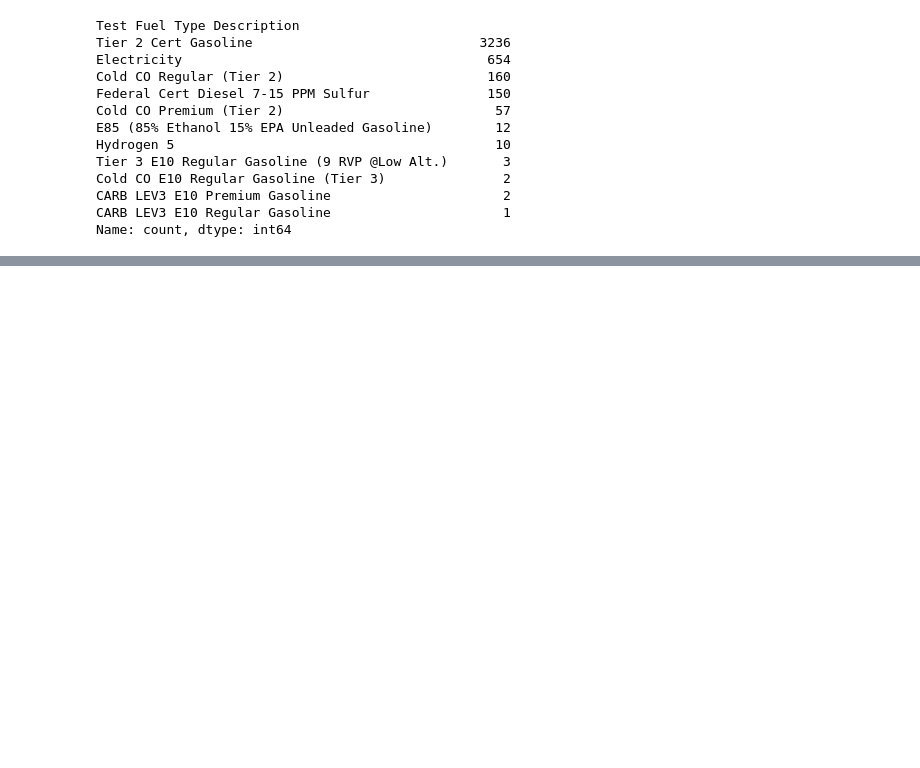
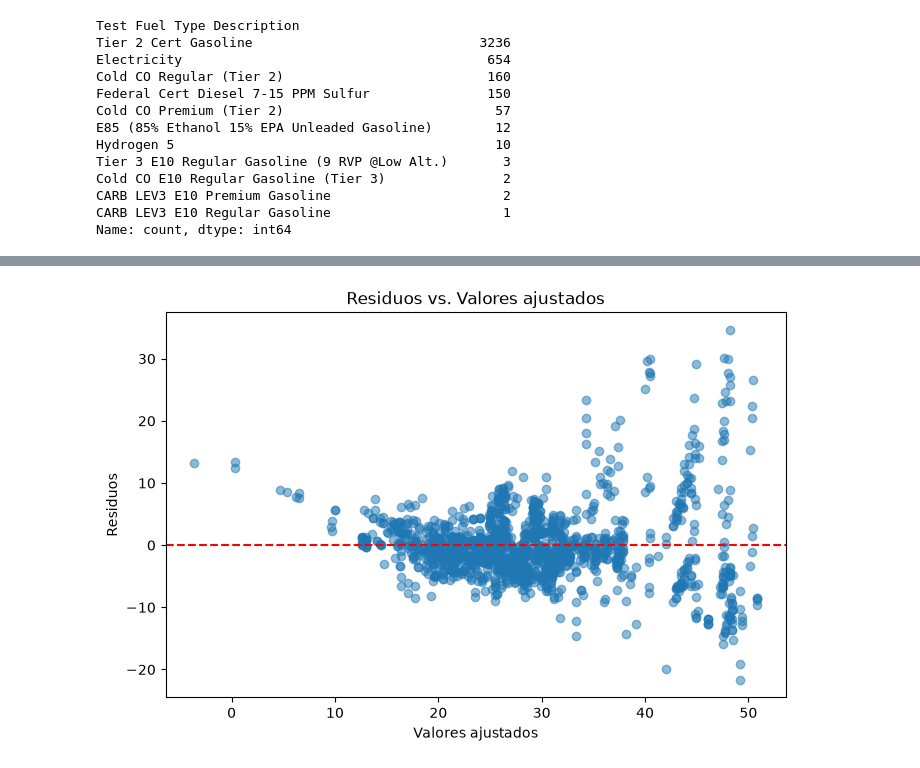
Before and after one commit to abiordorica13/TPEFUNDAMENTOS, a Jupyter notebook: Untitled-1.ipynb, the cells around one changed output, grey strips where cells are left out. Cells and saved outputs as stored; diff of their text form; code cells hidden in the pictures; blank space fills up the shorter version.

```diff
--- a/Untitled-1.ipynb
+++ b/Untitled-1.ipynb
@@ -1836,0 +2006,15 @@ plt.show()
+# %%
+# residuos vs. valores ajustados
+
+plt.figure(figsize=(8, 5))
+
+plt.scatter(modelo.fittedvalues, modelo.resid, alpha=0.5)
+plt.axhline(y=0, color="red", linestyle="--")
+
+plt.xlabel("Valores ajustados")
+plt.ylabel("Residuos")
+plt.title("Residuos vs. Valores ajustados")
+
+plt.show()
+# %% [output]
+[figure, added]
```
Also changed, not shown: parts of 29 cells of this notebook.
